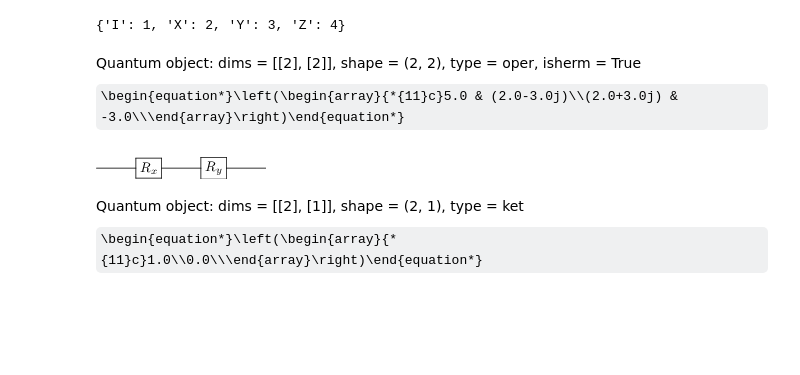
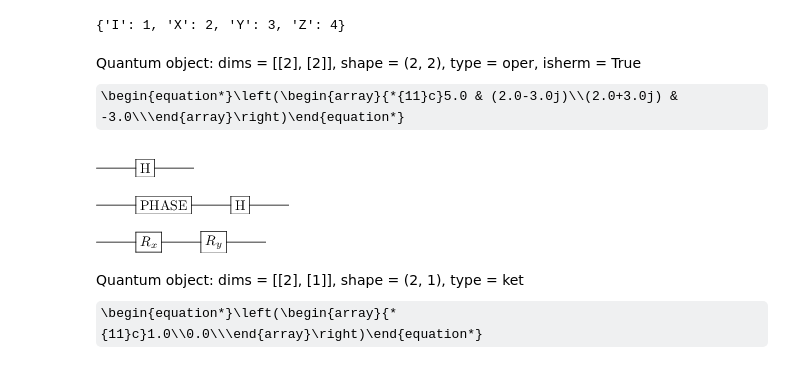
Before and after one commit to hodgestar/vqe-from-scratch, a Jupyter notebook: vqefs.ipynb, the cells around one changed output. Saved outputs shown, nothing was run; the diff lists cells and outputs as text; code cells hidden in the pictures; some formulas as TeX source; blank space fills up the shorter version.

```diff
--- a/vqefs.ipynb
+++ b/vqefs.ipynb
@@ -205,0 +264,8 @@ h1d_measurement_circuits = {
+# %%
+h1d_measurement_circuits["X"]
+# %% [output]
+[figure, added]
+# %%
+h1d_measurement_circuits["Y"]
+# %% [output]
+[figure, added]
```
Also changed, not shown: parts of 28 cells of this notebook, 1 other file.
